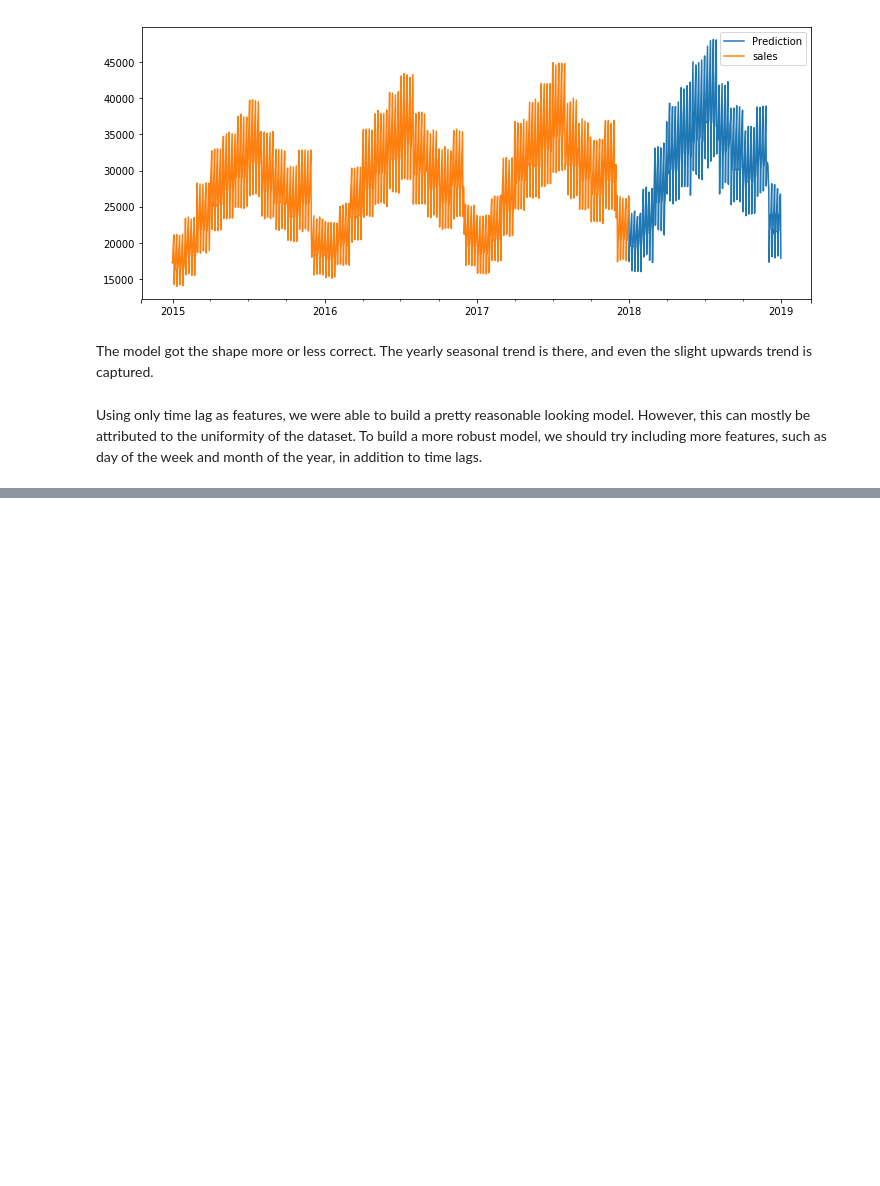
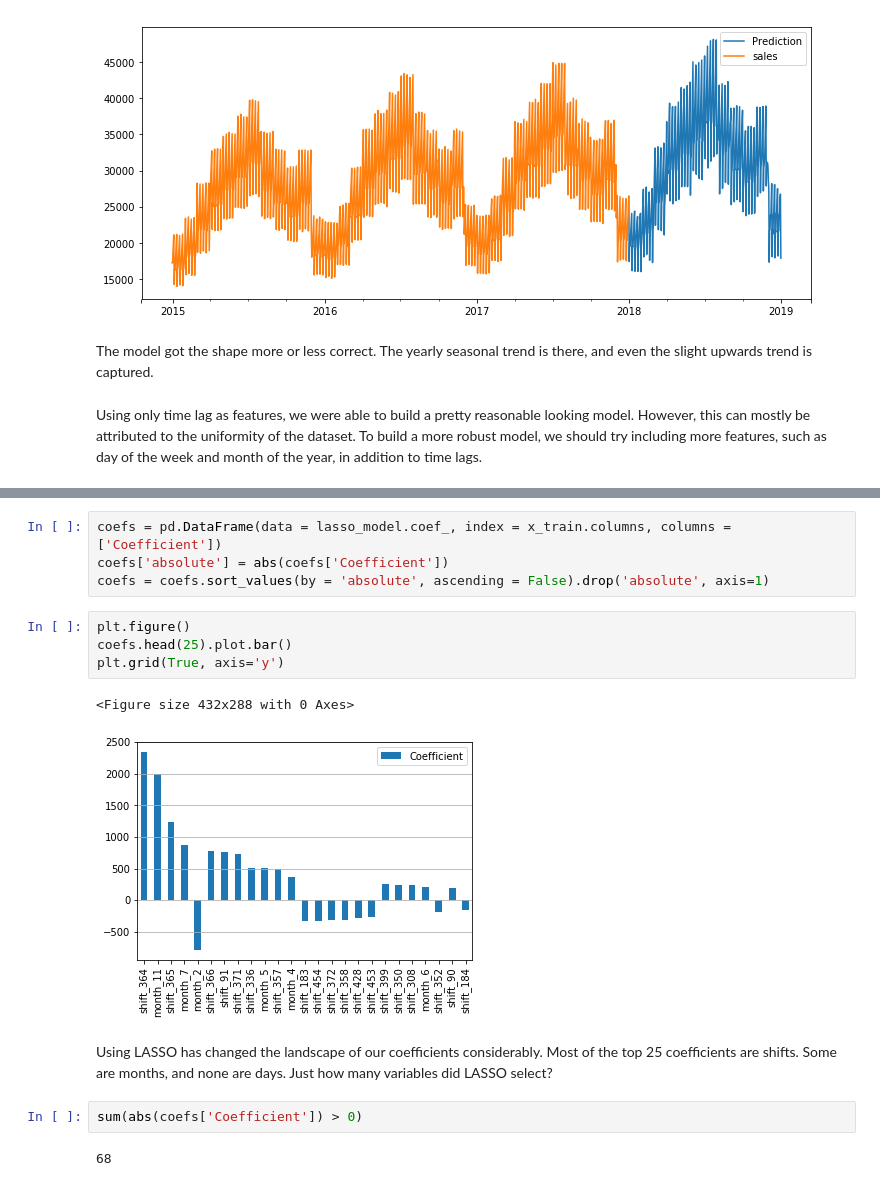
Before and after one commit to cmckeag/Kaggle-Store, a Jupyter notebook: py/pub.ipynb, the cells around one changed output, grey strips where cells are left out. Cells and saved outputs as stored; diff of their text form; blank space fills up the shorter version.

```diff
--- a/py/pub.ipynb
+++ b/py/pub.ipynb
@@ -314,0 +352,17 @@ total.plot.line(figsize = (12,5))
+# %%
+coefs = pd.DataFrame(data = lasso_model.coef_, index = x_train.columns, columns = ['Coefficient'])
+coefs['absolute'] = abs(coefs['Coefficient'])
+coefs = coefs.sort_values(by = 'absolute', ascending = False).drop('absolute', axis=1)
+# %%
+plt.figure()
+coefs.head(25).plot.bar()
+plt.grid(True, axis='y')
+# %% [output]
+<Figure size 432x288 with 0 Axes>
+[figure, added]
+# %% [markdown]
+Using LASSO has changed the landscape of our coefficients considerably. Most of the top 25 coefficients are shifts. Some are months, and none are days. Just how many variables did LASSO select?
+# %%
+sum(abs(coefs['Coefficient']) > 0)
+# %% [output]
+68
```
Also changed, not shown: parts of 24 cells of this notebook.
